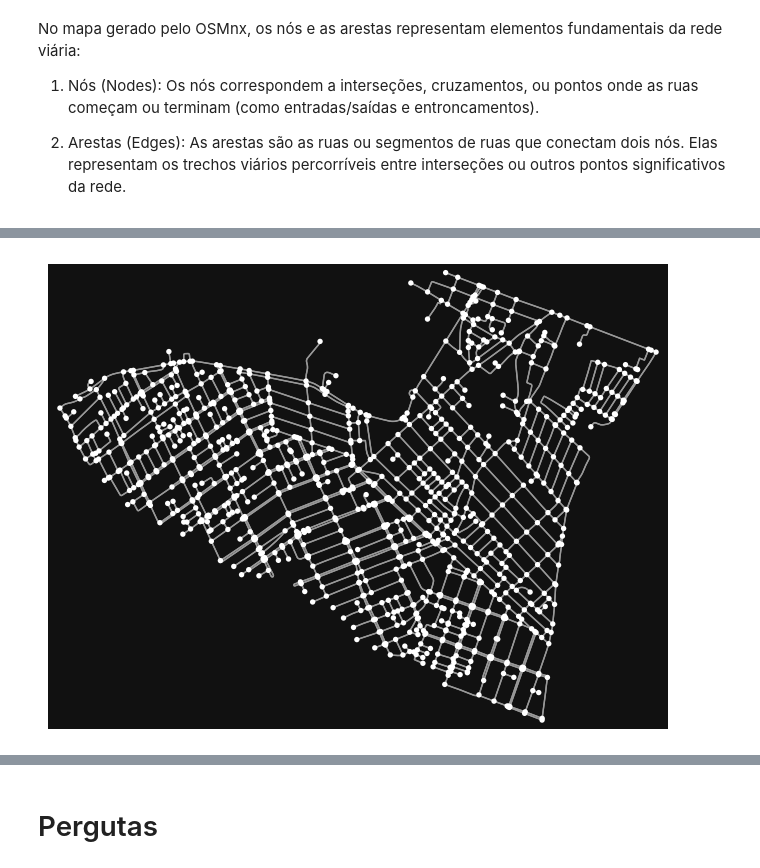
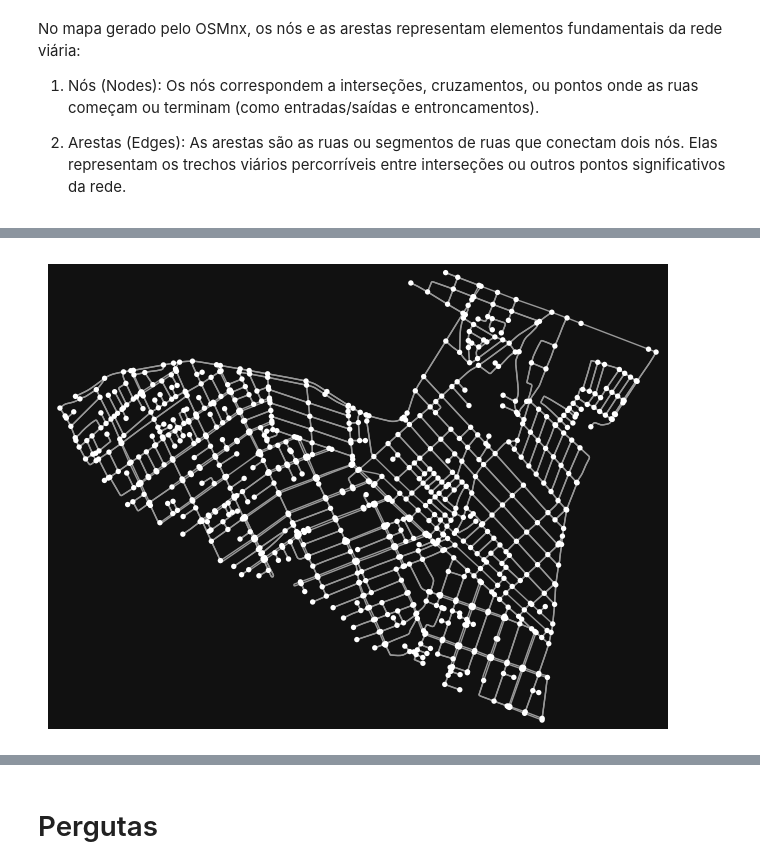
Before and after one commit to julianessantos/AED-II, a Jupyter notebook: Unidade 1/U1T4/U1T4.ipynb, the cells around one changed output, grey strips where cells are left out. Saved outputs shown, nothing was run; the diff lists cells and outputs as text; code cells hidden in the pictures.

```diff
--- a/Unidade 1/U1T4/U1T4.ipynb
+++ b/Unidade 1/U1T4/U1T4.ipynb
@@ -43,6 +61,6 @@ As arestas são as ruas ou segmentos de ruas que conectam dois nós. Elas repres
 # %%
-# Obter a rede viária para pedestres (walk) em uma área específica
-G_walk = ox.graph_from_place("Felipe Camarão, Natal, Rio Grande do Norte, Brasil", network_type="walk")
-fig, ax = ox.plot_graph(G_walk)
+# Baixar a rede viária para veículos do bairro Felipe Camarão
+G_drive = ox.graph_from_place("Felipe Camarão, Natal, Rio Grande do Norte, Brasil", network_type="drive")
+fig, ax = ox.plot_graph(G_drive)
 # %% [output]
-[figure, old version]
+[figure, new version]
```
Also changed, not shown: parts of 13 cells of this notebook, 1 other file.
